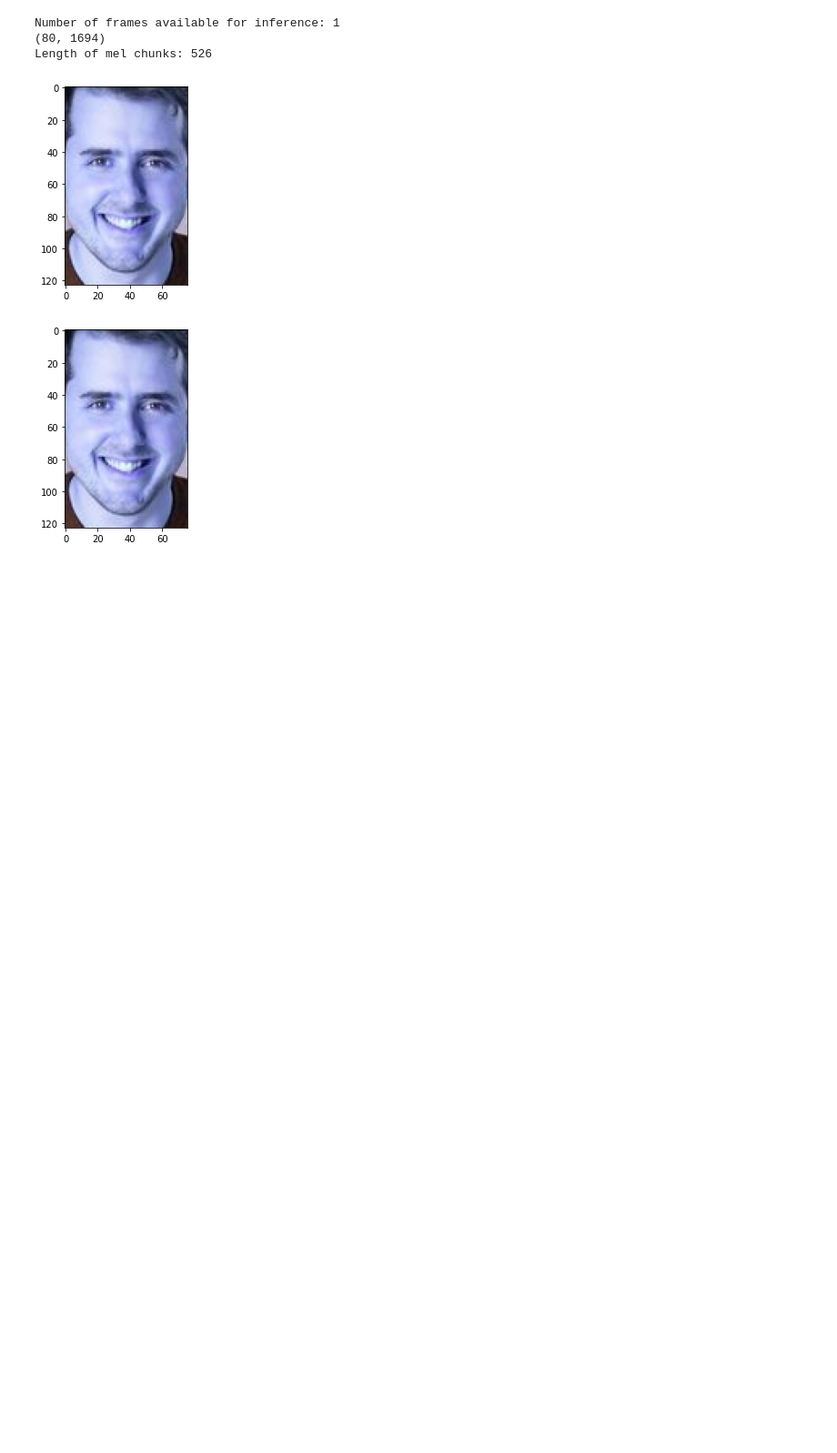
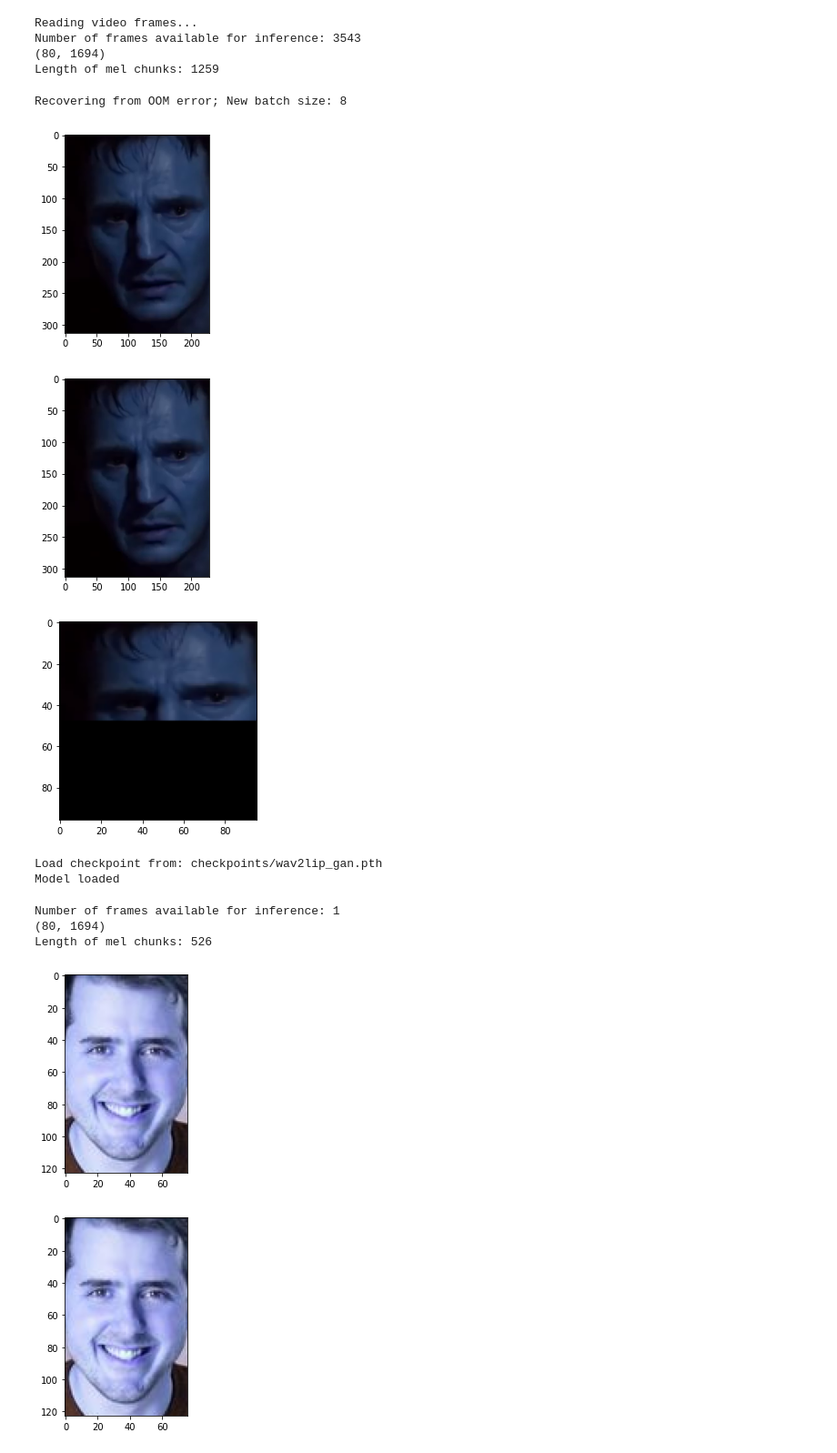
Before and after one commit to YoriVerbist/Wav2Lip, a Jupyter notebook: Test Face Detection.ipynb, the cells around one changed output. Shown: that part at 91% size. Cells and saved outputs as stored; diff of their text form; code cells hidden in the pictures; blank space fills up the shorter version.

```diff
--- a/Test Face Detection.ipynb
+++ b/Test Face Detection.ipynb
@@ -15,7 +15,7 @@ import cv2
 img_size = 96
 checkpoint_path = 'checkpoints/wav2lip_gan.pth'
 # %%
-def face_detect(images, nosmooth=True):
+def face_detect(images, video, nosmooth=True):
     detector = face_detection.FaceAlignment(face_detection.LandmarksType._2D,
                                             flip_input=False, device=device)
 
@@ -25,7 +25,7 @@ def face_detect(images, nosmooth=True):
         predictions = []
         try:
             for i in tqdm(range(0, len(images), batch_size)):
-                predictions.extend(detector.get_detections_for_batch(np.array(images[i:i + batch_size])))
+                predictions.extend(detector.get_detections_for_batch(np.array(images[i:i + batch_size]), video))
         except RuntimeError:
             if batch_size == 1:
                 raise RuntimeError('Image too big to run face detection on GPU. Please use the --resize_factor argument')
@@ -66,9 +66,9 @@ def datagen(frames, mels, static=True):
     if box[0] == -1:
         if not static:
             # The following is returned from face_detect: [image[y1: y2, x1:x2], (y1, y2, x1, x2)]
-            face_det_results = face_detect(frames) # BGR2RGB for CNN face detection
+            face_det_results = face_detect(frames, True) # BGR2RGB for CNN face detection
         else:
-            face_det_results = face_detect([frames[0]])
+            face_det_results = face_detect([frames[0]], False)
             #print(face_det_results)
     else:
         print('Using the specified bounding box instead of face detection...')
@@ -240,6 +240,19 @@ def main(face, audiof, resize_factor=0):
 # %%
 mel_step_size = 16
 device = 'cuda' if torch.cuda.is_available() else 'cpu'
+# %%
+main('data/taken.mp4', 'data/speech.wav')
+# %% [output]
+Reading video frames...
+Number of frames available for inference: 3543
+(80, 1694)
+Length of mel chunks: 1259
+Recovering from OOM error; New batch size: 8
+[figure, added]
+[figure, added]
+[figure, added]
+Load checkpoint from: checkpoints/wav2lip_gan.pth
+Model loaded
 # %%
 main('data/Deevid.jpg', 'data/speech.wav')
 # %% [output]
```
Also changed, not shown: 6 other files.
